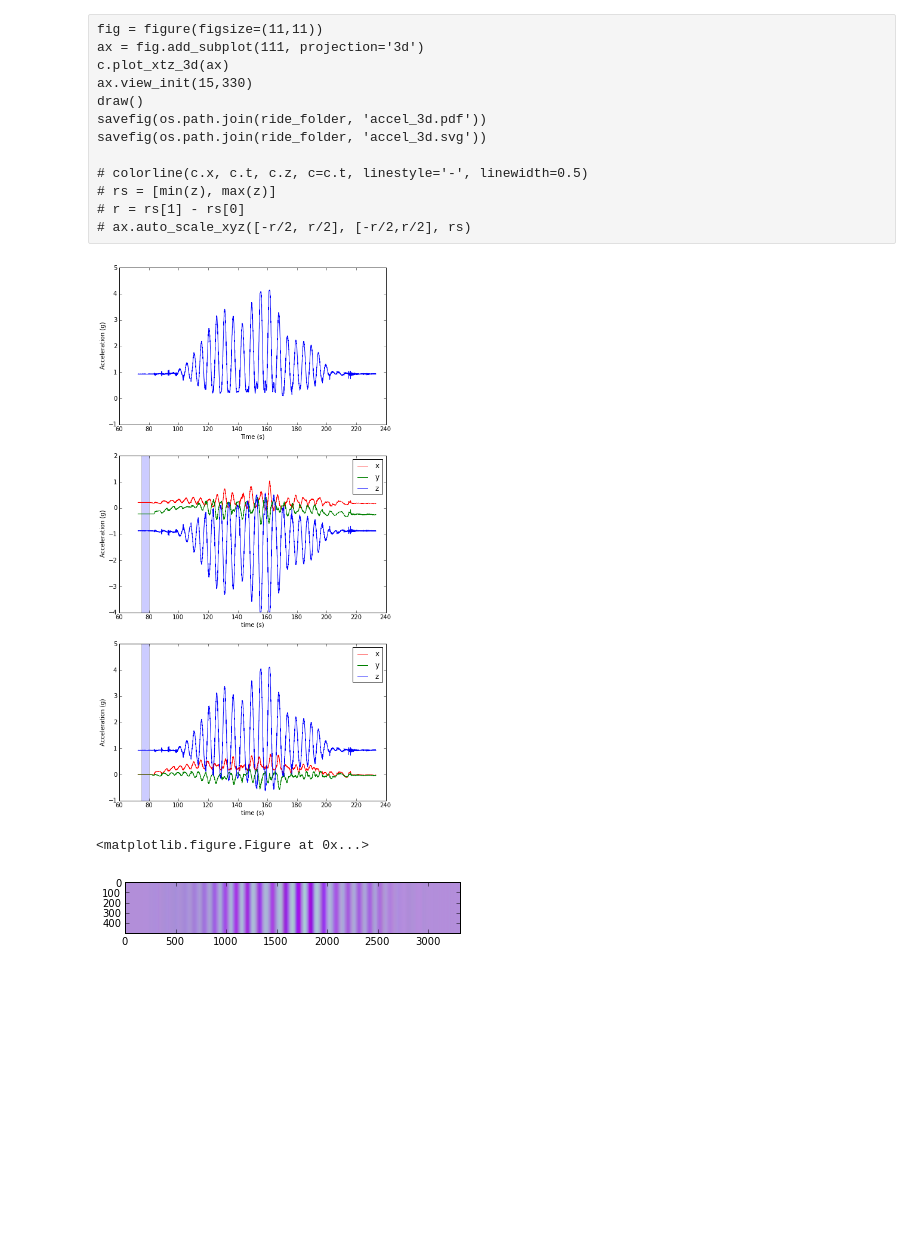
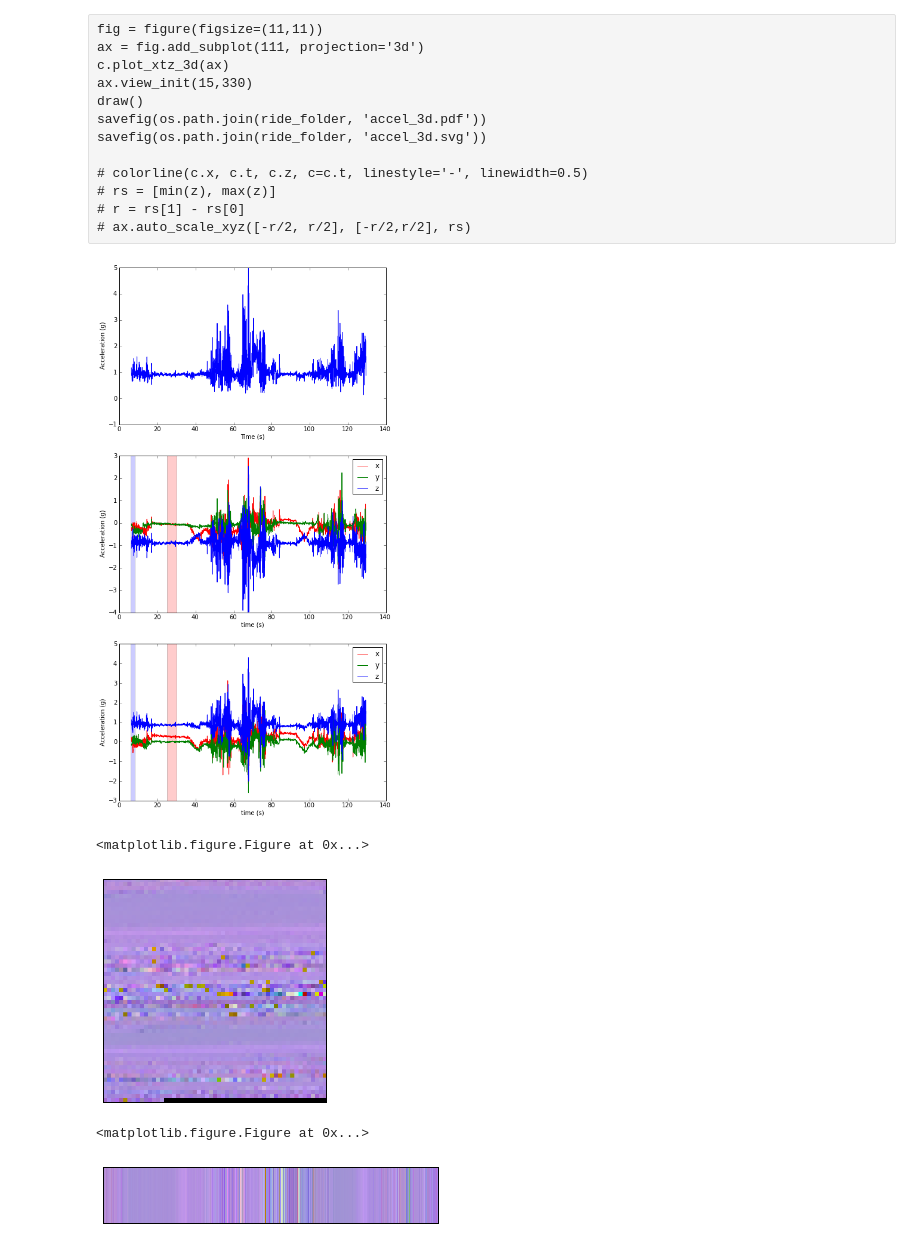
Before and after one commit to rdeits/coasters, a Jupyter notebook: graphs.ipynb, the cells around one changed output. Saved outputs shown, nothing was run; the diff lists cells and outputs as text; code cells hidden in the pictures; blank space fills up the shorter version.

```diff
--- a/graphs.ipynb
+++ b/graphs.ipynb
@@ -10,7 +10,7 @@ reload(pycoasters.coaster)
 import PIL.Image as Im
 from pycoasters.coaster import Coaster, a2color
 # %%
-ride_name = 'max_air'
+ride_name = 'cedar_creek_mine_ride'
 data_folder = 'data/2013-09-28-cedar-point'
 ride_folder = os.path.join(data_folder, ride_name)
 # %%
@@ -49,18 +49,22 @@ savefig(os.path.join(ride_folder, 'acceleration.svg'))
 savefig(os.path.join(ride_folder, 'acceleration.pdf'))
 savefig(os.path.join(ride_folder, 'acceleration.png'))
 # %% [output]
-[figure, old version]
+[figure, new version]
 # %%
-# img = c.portrait_square()
-# mag = 10
-# img = dstack([kron(img[:,:,j], ones((mag,mag))) for j in range(img.shape[2])])
-# show(img, os.path.join(ride_folder, 'accel_portrait.pdf'))
+img = c.portrait_square()
+mag = 10
+img = dstack([kron(img[:,:,j], ones((mag,mag))) for j in range(img.shape[2])])
+show(img, os.path.join(ride_folder, 'accel_portrait.pdf'))
 
 img = c.portrait_line()
 show(img)
+gca().get_xaxis().set_visible(False)
+gca().get_yaxis().set_visible(False)
 # %% [output]
 <matplotlib.figure.Figure at 0x...>
-[figure, old version]
+[figure, new version]
+<matplotlib.figure.Figure at 0x...>
+[figure, added]
 # %%
 sqrt(sum([power(v, 2) for v in (c.x,c.y,c.z)]))
 # %% [output]
```
Also changed, not shown: parts of 4 cells of this notebook, 48 other files.
